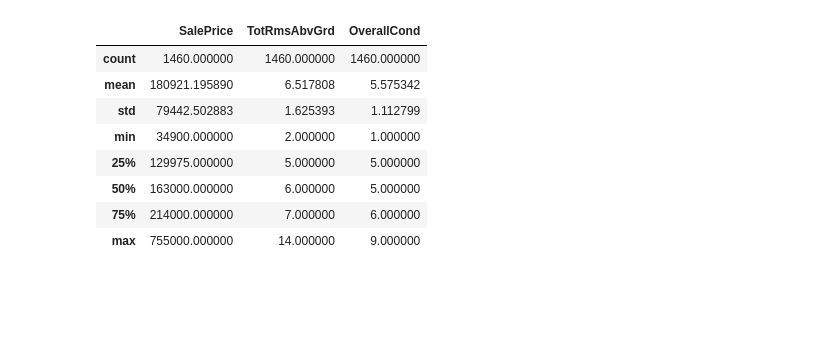
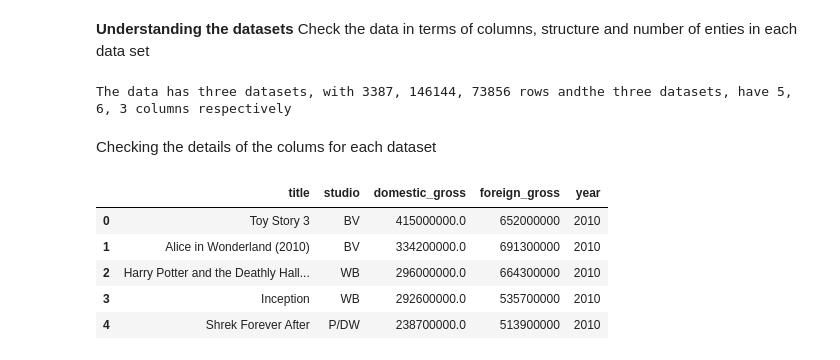
Before and after one commit to vmicheni123/dsc-dictionaries-lab, a Jupyter notebook: Valerian_Project.ipynb, the cells around one changed output. Cells and saved outputs as stored; diff of their text form; code cells hidden in the pictures; blank space fills up the shorter version.

```diff
--- a/Valerian_Project.ipynb
+++ b/Valerian_Project.ipynb
@@ -41,14 +33,20 @@ Index(['Id', 'MSSubClass', 'MSZoning', 'LotFrontage', 'LotArea', 'Street',
-# %%
-#describing Selected colums
-selected_colums = ['SalePrice', 'TotRmsAbvGrd', 'OverallCond']
-df[selected_colums].describe()
-# %% [output]
-|  | SalePrice | TotRmsAbvGrd | OverallCond |
-| count | 1460.000000 | 1460.000000 | 1460.000000 |
-| mean | 180921.195890 | 6.517808 | 5.575342 |
-| std | 79442.502883 | 1.625393 | 1.112799 |
-| min | 34900.000000 | 2.000000 | 1.000000 |
-| 25% | 129975.000000 | 5.000000 | 5.000000 |
-| 50% | 163000.000000 | 6.000000 | 5.000000 |
-| 75% | 214000.000000 | 7.000000 | 6.000000 |
-| max | 755000.000000 | 14.000000 | 9.000000 |
+# %% [markdown]
+**Understanding the datasets**
+Check the data in terms of columns, structure and number of enties in each data set
+# %%
+data_lenth = (f"The data has three datasets, with {len(df_1)}, {len(df_2)}, {len(df_3)}" + " "+"rows and" + str(data_columns))
+data_columns = (f"the three datasets, have {len(df_1.columns)}, {len(df_2.columns)}, {len(df_3.columns)}" + " "+"columns respectively")
+print(data_lenth)
+# %% [output]
+The data has three datasets, with 3387, 146144, 73856 rows andthe three datasets, have 5, 6, 3 columns respectively
+# %% [markdown]
+Checking the details of the colums for each dataset
+# %%
+df_1.head()
+# %% [output]
+|  | title | studio | domestic_gross | foreign_gross | year |
+| 0 | Toy Story 3 | BV | 415000000.0 | 652000000 | 2010 |
+| 1 | Alice in Wonderland (2010) | BV | 334200000.0 | 691300000 | 2010 |
+| 2 | Harry Potter and the Deathly Hall... | WB | 296000000.0 | 664300000 | 2010 |
+| 3 | Inception | WB | 292600000.0 | 535700000 | 2010 |
+| 4 | Shrek Forever After | P/DW | 238700000.0 | 513900000 | 2010 |
```
Also changed, not shown: parts of 16 cells of this notebook.
